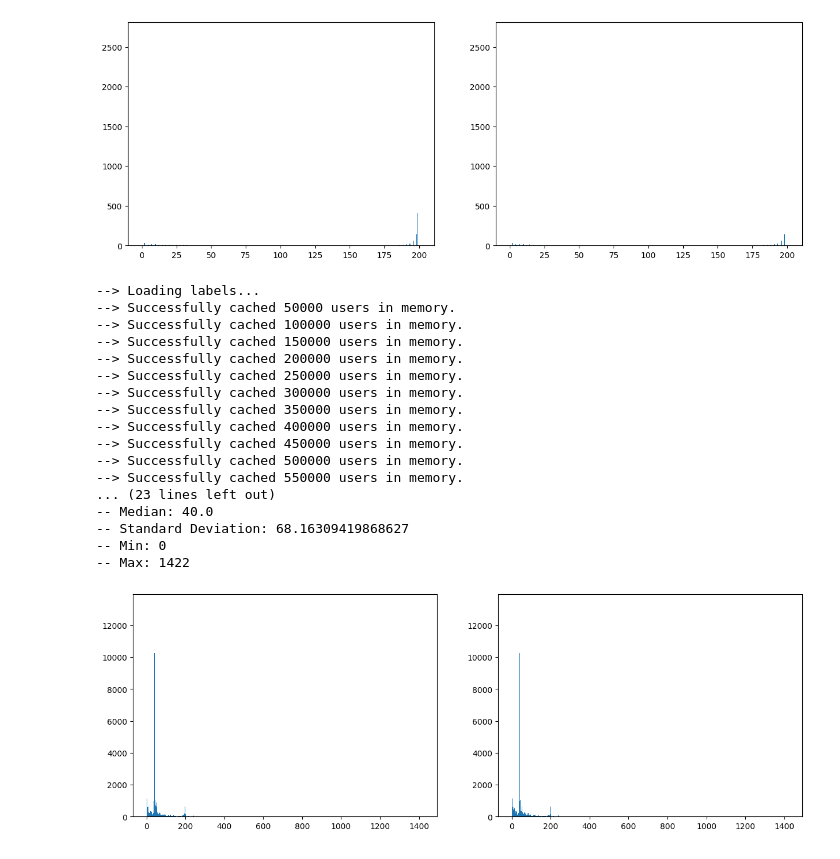
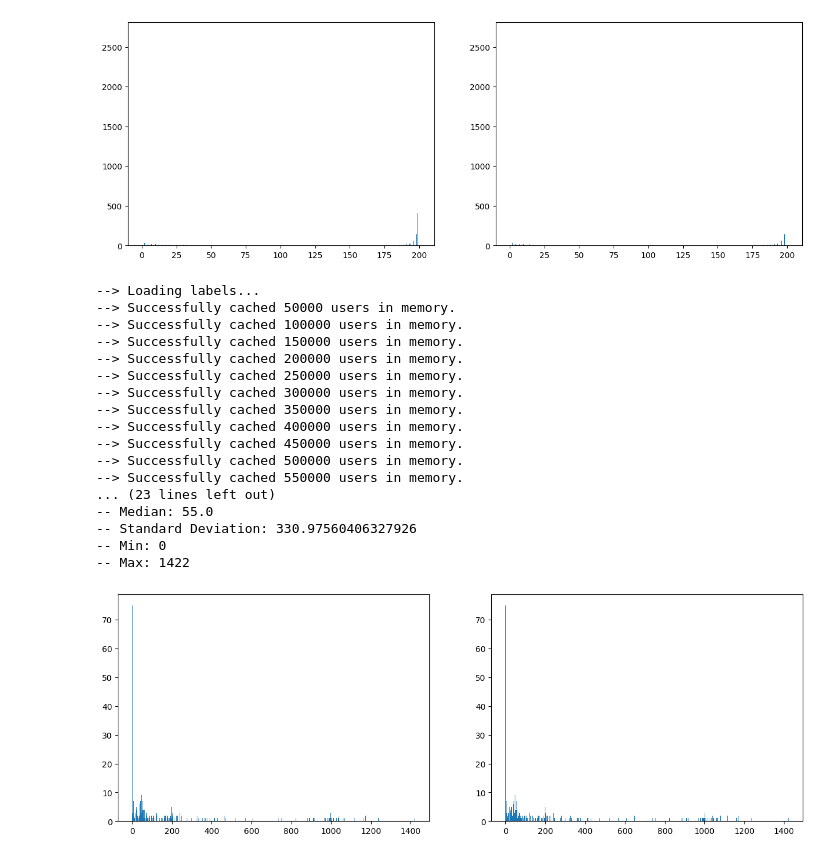
Before and after one commit to CannedBread01/-Social-Media-Bot-Detection-with-Continuous-Learning, a Jupyter notebook: Exploratory/DatasetEvaluation.ipynb, the cells around one changed output. Saved outputs shown, nothing was run; the diff lists cells and outputs as text; code cells hidden in the pictures.

```diff
--- a/Exploratory/DatasetEvaluation.ipynb
+++ b/Exploratory/DatasetEvaluation.ipynb
@@ -173,26 +173,26 @@ Total Tweet Count:  741776
 [figure]
 # %%
 # Dataset: Twibot 22
-dataset = Twibot22Improved("train", root="../datasets", label_mapping=["bot","human"])
+dataset = Twibot22Improved("train", root="../datasets", label_mapping=["bot","human"], sub_sample_size=40000)
 #dataset.prepare_dataset()
 eval_dataset(dataset)
 #preview_one_sample(dataset, "human")
 # %% [output]
 --> Loading labels...
 --> Successfully cached 50000 users in memory.
 --> Successfully cached 100000 users in memory.
 --> Successfully cached 150000 users in memory.
 --> Successfully cached 200000 users in memory.
 --> Successfully cached 250000 users in memory.
 --> Successfully cached 300000 users in memory.
 --> Successfully cached 350000 users in memory.
 --> Successfully cached 400000 users in memory.
 --> Successfully cached 450000 users in memory.
 --> Successfully cached 500000 users in memory.
 --> Successfully cached 550000 users in memory.
 ... (23 lines left out)
--- Median: 40.0
--- Standard Deviation: 68.16309419868627
+-- Median: 55.0
+-- Standard Deviation: 330.97560406327926
 -- Min: 0
 -- Max: 1422
-[figure, old version]
+[figure, new version]
```
Also changed, not shown: 14 other files.
